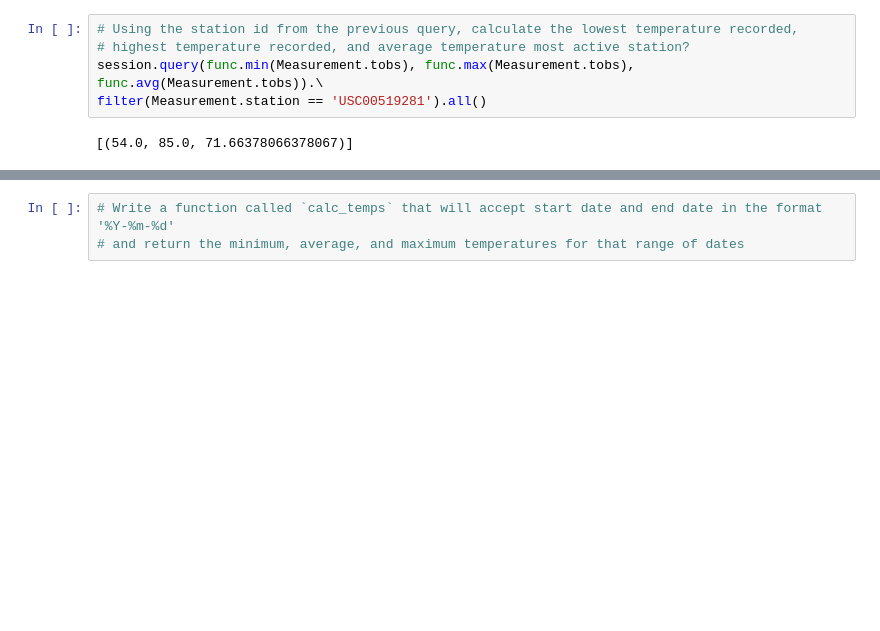
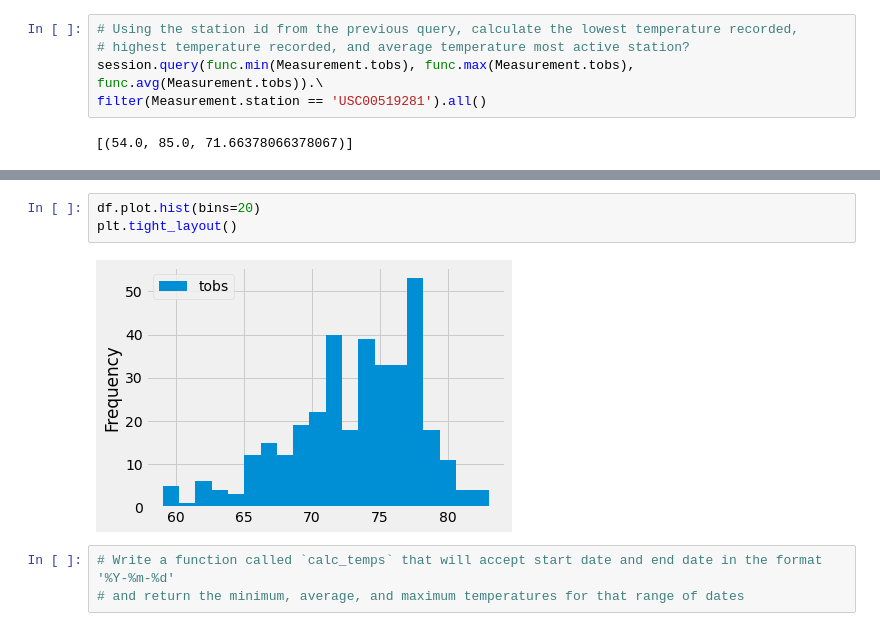
Before and after one commit to elisabethgnewman/surfs_up, a Jupyter notebook: climate_analysis.ipynb, the cells around one changed output, grey strips where cells are left out. Saved outputs shown, nothing was run; the diff lists cells and outputs as text; blank space fills up the shorter version.

```diff
--- a/climate_analysis.ipynb
+++ b/climate_analysis.ipynb
@@ -152,3 +152,8 @@ plt.tight_layout()
+# %%
+df.plot.hist(bins=20)
+plt.tight_layout()
+# %% [output]
+[figure, added]
 # %%
 # Write a function called `calc_temps` that will accept start date and end date in the format '%Y-%m-%d'
 # and return the minimum, average, and maximum temperatures for that range of dates
```
Also changed, not shown: parts of 1 cell of this notebook, 1 other file.
